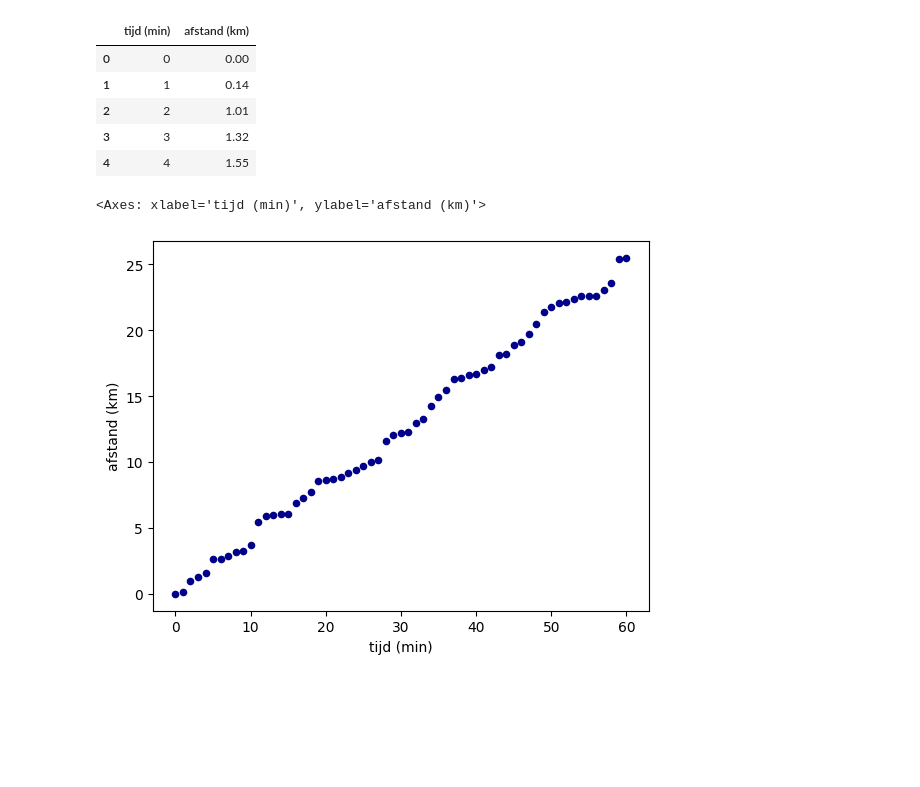
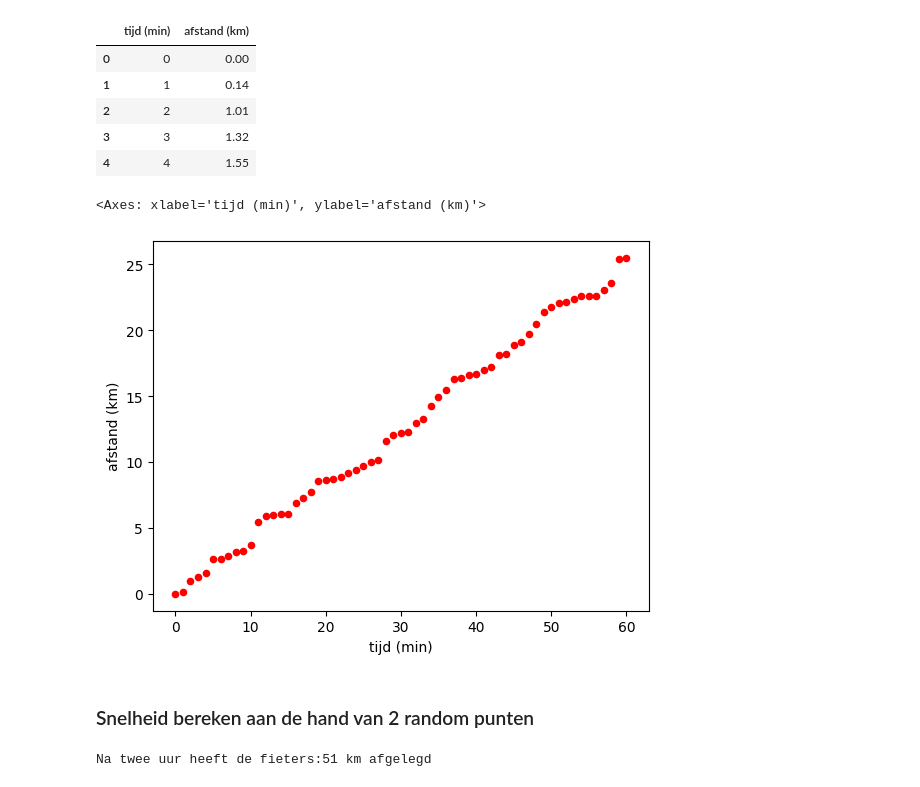
Before and after one commit to petervcvives/CursusML, a Jupyter notebook: 03_linear_regression/1_linear_regression_intro.ipynb, the cells around one changed output. Saved outputs shown, nothing was run; the diff lists cells and outputs as text; code cells hidden in the pictures; blank space fills up the shorter version.

```diff
--- a/03_linear_regression/1_linear_regression_intro.ipynb
+++ b/03_linear_regression/1_linear_regression_intro.ipynb
@@ -50,7 +50,19 @@ ds.head()
 | 3 | 3 | 1.32 |
 | 4 | 4 | 1.55 |
 # %%
-ds.plot.scatter(x="tijd (min)", y="afstand (km)", c="DarkBlue")
+ds.plot.scatter(x="tijd (min)", y="afstand (km)", c="Red")
 # %% [output]
 <Axes: xlabel='tijd (min)', ylabel='afstand (km)'>
-[figure, old version]
+[figure, new version]
+# %% [markdown]
+### Snelheid bereken aan de hand van 2 random punten
+# %%
+r1 = 10 #random waarde 1
+r2 = 30 #random waarde 2
+
+snelheid = abs((ds["afstand (km)"][r1] - ds["afstand (km)"][r2])/(ds["tijd (min)"][r1] - ds["tijd (min)"][r2])) * 60
+snelheid
+
+print(f"Na twee uur heeft de fieters:{round(snelheid *2,2)} km afgelegd")
+# %% [output]
+Na twee uur heeft de fieters:51 km afgelegd
```
